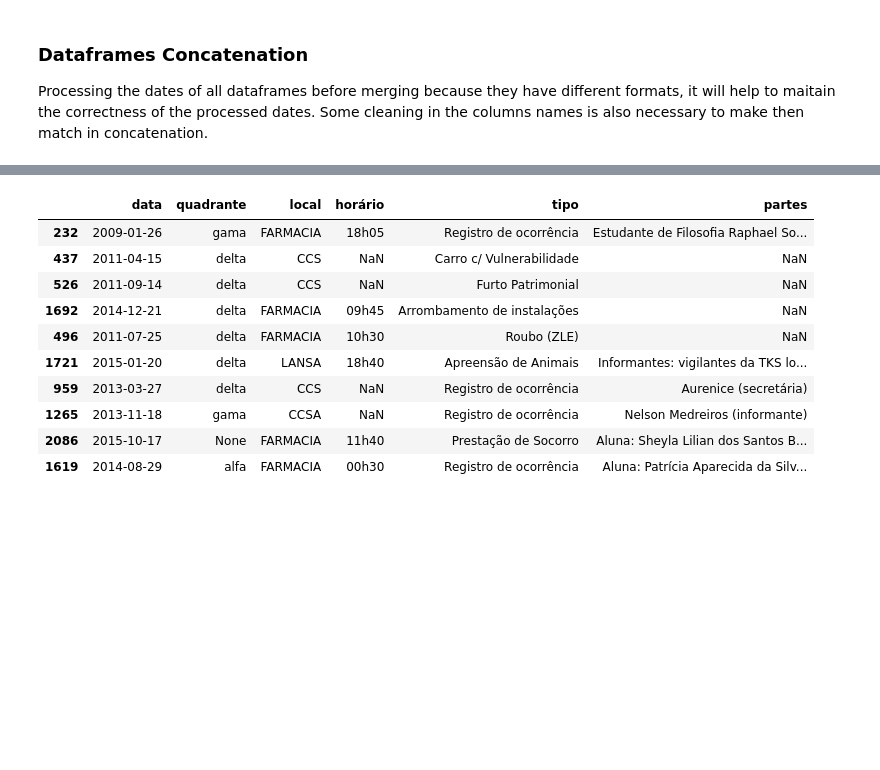
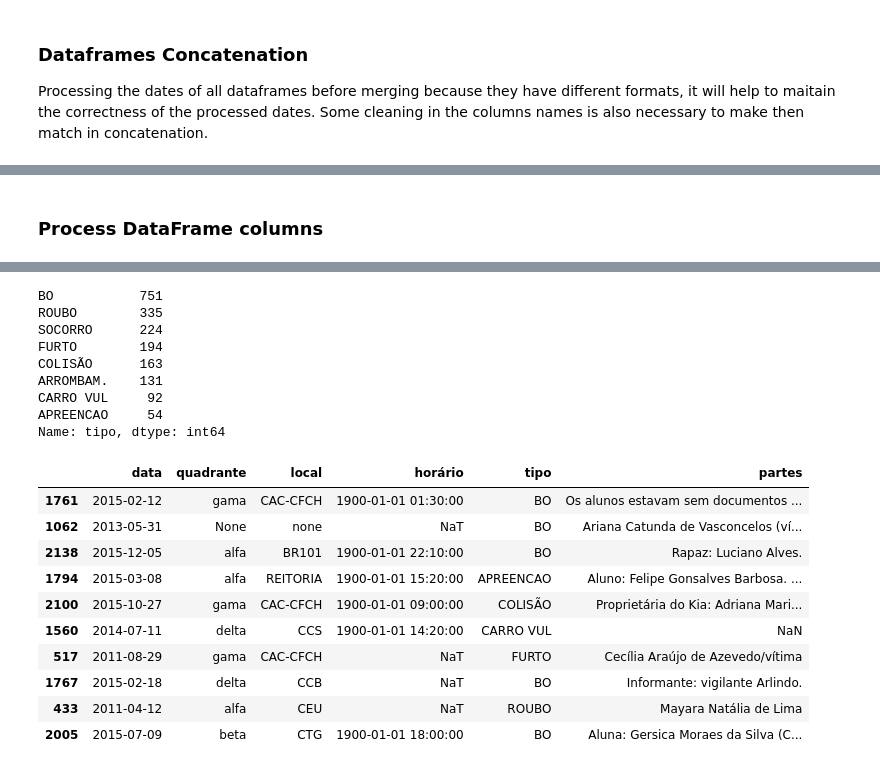
Before and after one commit to pedro00dk/ufpe-security-analysis, a Jupyter notebook: ufpe_sa.ipynb, the cells around one changed output, grey strips where cells are left out. Saved outputs shown, nothing was run; the diff lists cells and outputs as text; code cells hidden in the pictures; blank space fills up the shorter version.

Commit message:
Process all dataframe columns except by 'partes'

```diff
--- a/ufpe_sa.ipynb
+++ b/ufpe_sa.ipynb
@@ -118,5 +112,11 @@ df.sample(10)
+# %% [markdown]
+### Process DataFrame columns
 # %%
-df['quadrante'] = df['quadrante']\
+pdf = df.copy()
+
+pdf['horário'] = pd.to_datetime(df['horário'], errors='coerce', format='%Hh%M', exact=False)
+
+pdf['quadrante'] = df['quadrante']\
     .fillna('')\
     .apply(lambda e: str(e).strip().lower())\
     .apply(lambda e: 'None' if len(e) <= 1 else e)\
@@ -140,7 +140,7 @@ places_rules = [
     ('NEDF',     re.compile(r'(?ix) nedf | nefd | dine | nai | fisio | terapi | (educ .* ica) | arqueo | n(ú|u)cleo | quadra')),
     ('LANSA',    re.compile(r'(?ix) lansa')),
     ('CECINE',   re.compile(r'(?ix) cecine')),
-    ('FARMACIA', re.compile(r'(?ix) ')),
+    ('FARMACIA', re.compile(r'(?ix) f(á|a)rm(á|a)cia')),
     ('CEU',      re.compile(r'(?ix) ((^|\s) ceu ($|\s|-)) | masc | femin')),
     ('DGOS',     re.compile(r'(?ix) dgos')),
     ('REITORIA', re.compile(r'(?ix) reitoria | proa | caixa | brasi | ((^|\s)nae($|\s|\.)) | proacad')),
@@ -153,16 +153,51 @@ places_rules = [
     ('CAST_AGUA',re.compile(r'(?ix) castelo | agua')),
     ('CASA-ESTD',re.compile(r'(?ix) casa | mist')),
     ('CLUBE',    re.compile(r'(?ix) clube')),
-    ('LAKE',     re.compile(r'(?ix) lago | lagu | riach | cavouc')),
+    ('LAGO',     re.compile(r'(?ix) lago | lagu | riach | cavouc')),
     ('CAMPUS',   re.compile(r'(?ix) campus | ufpe')),
     ('TVU',      re.compile(r'(?ix) tvu | ((^|\s)tv($|\s)) | tv \s u | r(a|á)dio')),
     ('none',     re.compile(r'(?ix) none')),
     ('OUTROS',   re.compile(r'(?ix) .*')),
 ]
 place_matcher = lambda e: [place for place, rule in places_rules if rule.search(e)][0]
-df['local'] = df['local']\
+pdf['local'] = df['local']\
     .fillna('None')\
     .apply(lambda e: str(e).strip().lower())\
     .apply(place_matcher)
-df.sample(10)
+
+type_rules = [
+    ('HOMICIDIO',re.compile(r'(?ix) homic(í|i)')),
+    ('SUICIDIO', re.compile(r'(?ix) suic(í|i)')),
+    ('ESTUPRO',  re.compile(r'(?ix) estupr | estrup')),
+    ('AGRESSÃO', re.compile(r'(?ix) agress')),
+    ('ROUBO',    re.compile(r'(?ix) assal | arrast |roub')),
+    ('FURTO',    re.compile(r'(?ix) furt')),
+    ('BRIGA',    re.compile(r'(?ix) brig')),
+    ('ARROMBAM.',re.compile(r'(?ix) arromb | inva(s|d)')),
+    ('APREENCAO',re.compile(r'(?ix) apreen | arma')),
+    ('DROGAS',   re.compile(r'(?ix) Drog | entorp')),
+    ('SUSPEITOS',re.compile(r'(?ix) suspeit | abordag')),
+    ('COLISÃO',  re.compile(r'(?ix) colis | aciden')),
+    ('SOCORRO',  re.compile(r'(?ix) presta | socorr')),
+    ('INCENDIO', re.compile(r'(?ix) inc(ê|e)nd')),
+    ('CARRO VUL',re.compile(r'(?ix) carr | veic')),
+    ('DANO_PATR',re.compile(r'(?ix) patrim | dano')),
+    ('ANIMAL',   re.compile(r'(?ix) anima')),
+    ('BO',       re.compile(r'(?ix) regist | ocorr | bolet')),
+    ('none',     re.compile(r'(?ix) none')),
+    ('OUTROS',   re.compile(r'(?ix) .*')),
+]
+type_matcher = lambda e: [type for type, rule in type_rules if rule.search(e)][0]
+
+pdf['tipo'] = df['tipo']\
+    .fillna('None')\
+    .apply(lambda e: str(e).strip().lower())\
+    .apply(type_matcher)
+
+display(
+    pdf['local'].value_counts().head(8),
+    pdf['tipo'].value_counts().head(8),
+)
+
+pdf.sample(10)
 # %% [output]
@@ -169,11 +213,20 @@ df.sample(10)
+BO           751
+ROUBO        335
+SOCORRO      224
+FURTO        194
+COLISÃO      163
+ARROMBAM.    131
+CARRO VUL     92
+APREENCAO     54
+Name: tipo, dtype: int64
 |  | data | quadrante | local | horário | tipo | partes |
-| 232 | 2009-01-26 | gama | FARMACIA | 18h05 | Registro de ocorrência | Estudante de Filosofia Raphael So... |
-| 437 | 2011-04-15 | delta | CCS | NaN | Carro c/ Vulnerabilidade | NaN |
-| 526 | 2011-09-14 | delta | CCS | NaN | Furto Patrimonial | NaN |
-| 1692 | 2014-12-21 | delta | FARMACIA | 09h45 | Arrombamento de instalações | NaN |
-| 496 | 2011-07-25 | delta | FARMACIA | 10h30 | Roubo (ZLE) | NaN |
-| 1721 | 2015-01-20 | delta | LANSA | 18h40 | Apreensão de Animais | Informantes: vigilantes da TKS lo... |
-| 959 | 2013-03-27 | delta | CCS | NaN | Registro de ocorrência | Aurenice (secretária) |
-| 1265 | 2013-11-18 | gama | CCSA | NaN | Registro de ocorrência | Nelson Medreiros (informante) |
-| 2086 | 2015-10-17 | None | FARMACIA | 11h40 | Prestação de Socorro | Aluna: Sheyla Lilian dos Santos B... |
-| 1619 | 2014-08-29 | alfa | FARMACIA | 00h30 | Registro de ocorrência | Aluna: Patrícia Aparecida da Silv... |
+| 1761 | 2015-02-12 | gama | CAC-CFCH | 1900-01-01 01:30:00 | BO | Os alunos estavam sem documentos ... |
+| 1062 | 2013-05-31 | None | none | NaT | BO | Ariana Catunda de Vasconcelos (ví... |
+| 2138 | 2015-12-05 | alfa | BR101 | 1900-01-01 22:10:00 | BO | Rapaz: Luciano Alves. |
+| 1794 | 2015-03-08 | alfa | REITORIA | 1900-01-01 15:20:00 | APREENCAO | Aluno: Felipe Gonsalves Barbosa. ... |
+| 2100 | 2015-10-27 | gama | CAC-CFCH | 1900-01-01 09:00:00 | COLISÃO | Proprietária do Kia: Adriana Mari... |
+| 1560 | 2014-07-11 | delta | CCS | 1900-01-01 14:20:00 | CARRO VUL | NaN |
+| 517 | 2011-08-29 | gama | CAC-CFCH | NaT | FURTO | Cecília Araújo de Azevedo/vítima |
+| 1767 | 2015-02-18 | delta | CCB | NaT | BO | Informante: vigilante Arlindo. |
+| 433 | 2011-04-12 | alfa | CEU | NaT | ROUBO | Mayara Natália de Lima |
+| 2005 | 2015-07-09 | beta | CTG | 1900-01-01 18:00:00 | BO | Aluna: Gersica Moraes da Silva (C... |
```
Also changed, not shown: parts of 7 cells of this notebook.
